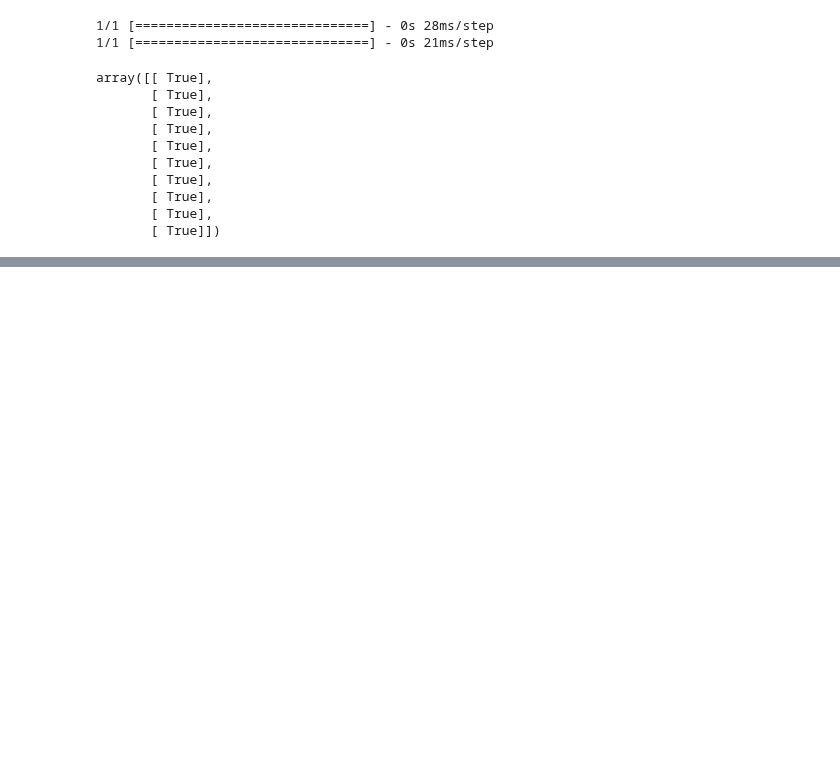
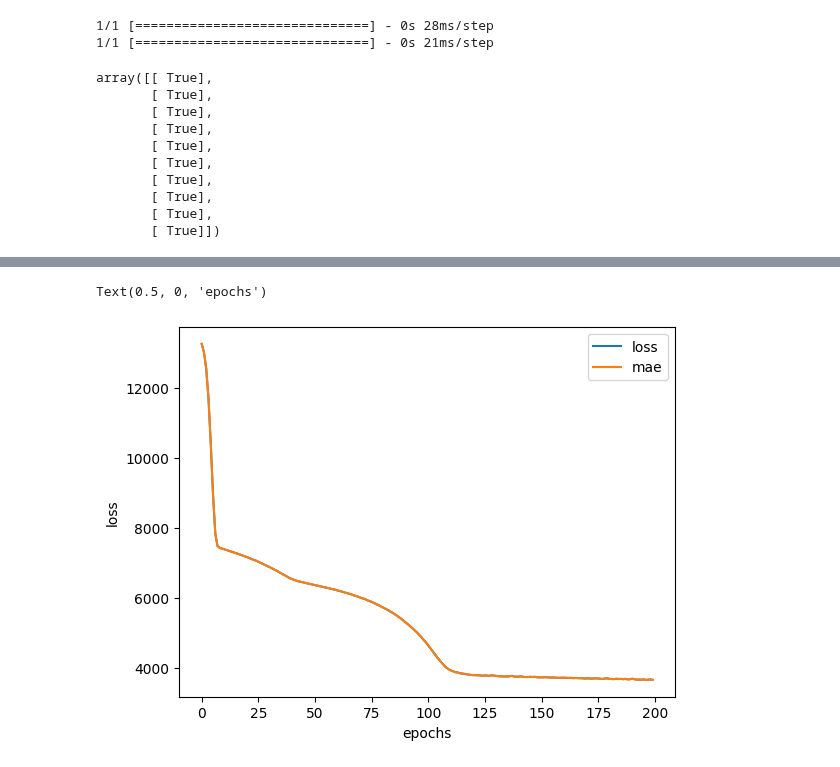
Before and after one commit to BakerSec/tensorflow, a Jupyter notebook: 01_Neural_Network_Regression_with_Tensorflow_A.ipynb, the cells around one changed output, grey strips where cells are left out. Saved outputs shown, nothing was run; the diff lists cells and outputs as text; code cells hidden in the pictures; blank space fills up the shorter version.

```diff
--- a/01_Neural_Network_Regression_with_Tensorflow_A.ipynb
+++ b/01_Neural_Network_Regression_with_Tensorflow_A.ipynb
@@ -796,0 +847,5 @@ array([[ True],
+# %%
+X = insurance_one_hot.drop("charges", axis=1)
+y = insurance_one_hot["charges"]
+# view X
+X.head()
@@ -796,0 +869,6 @@ array([[ True],
+# %%
+# Excellent, we have isolated charges as the dependent variable
+# Create the training and test sets --  we can use scikitlearn
+from sklearn.model_selection import train_test_split
+X_train, X_test, y_train, y_test = train_test_split(X, y, test_size=0.2, random_state=42)
+len(X), len(X_train), len(X_test)
@@ -796,0 +877,13 @@ array([[ True],
+# %%
+# Create/build neural network akin to model_2 from 01 notebook
+tf.random.set_seed(42)
+charges_model_1 = tf.keras.Sequential([
+    tf.keras.layers.Dense(10),
+    tf.keras.layers.Dense(1)
+    ], name="charges_model_1")
+# compile model
+charges_model_1.compile(loss=tf.keras.losses.mae,
+                        optimizer=tf.keras.optimizers.SGD(),
+                        metrics=["mae"])
+# fit the model
+charges_model_1.fit(tf.expand_dims(X_train, axis=1), y_train, epochs=100)
@@ -796,0 +936,15 @@ array([[ True],
+# %%
+# lets create a new model with improvements as we have done before
+# we will add more layers and increase Density of hideden layers & epochs
+# and use Adam as the optimizer
+tf.random.set_seed(42)
+charges_model_2 = tf.keras.Sequential([
+    tf.keras.layers.Dense(100),
+    tf.keras.layers.Dense(10),
+    tf.keras.layers.Dense(1),
+])
+
+charges_model_2.compile(loss=tf.keras.losses.mae,
+                        optimizer=tf.keras.optimizers.Adam(),
+                        metrics=["mae"])
+training_history = charges_model_2.fit(tf.expand_dims(X_train, axis=1), y_train, epochs=200)
@@ -796,0 +976,8 @@ array([[ True],
+# %%
+# Plot history aka training curve or loss curve
+pd.DataFrame(training_history.history).plot()
+plt.ylabel("loss")
+plt.xlabel("epochs")
+# %% [output]
+Text(0.5, 0, 'epochs')
+[figure, added]
```
Also changed, not shown: parts of 21 cells of this notebook.
